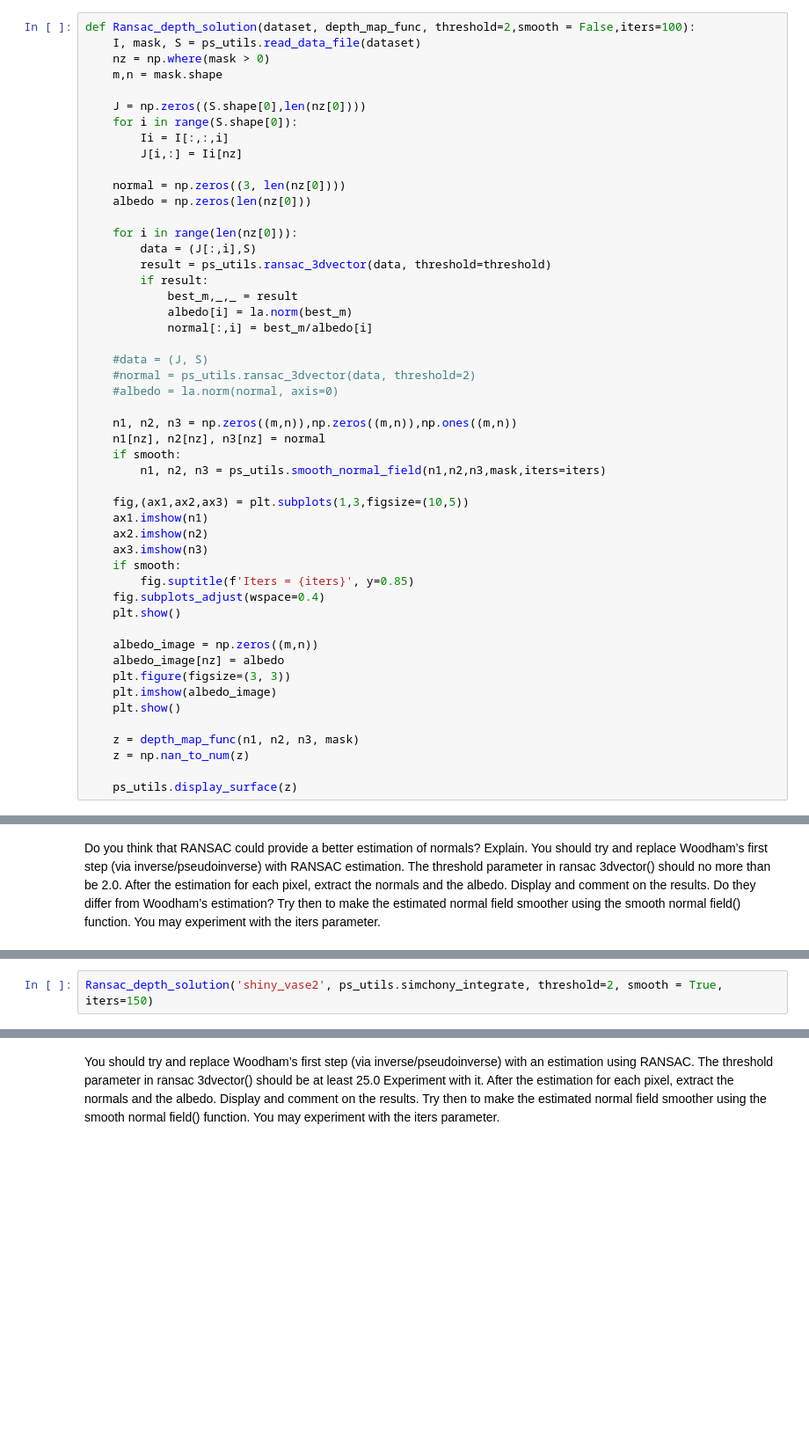
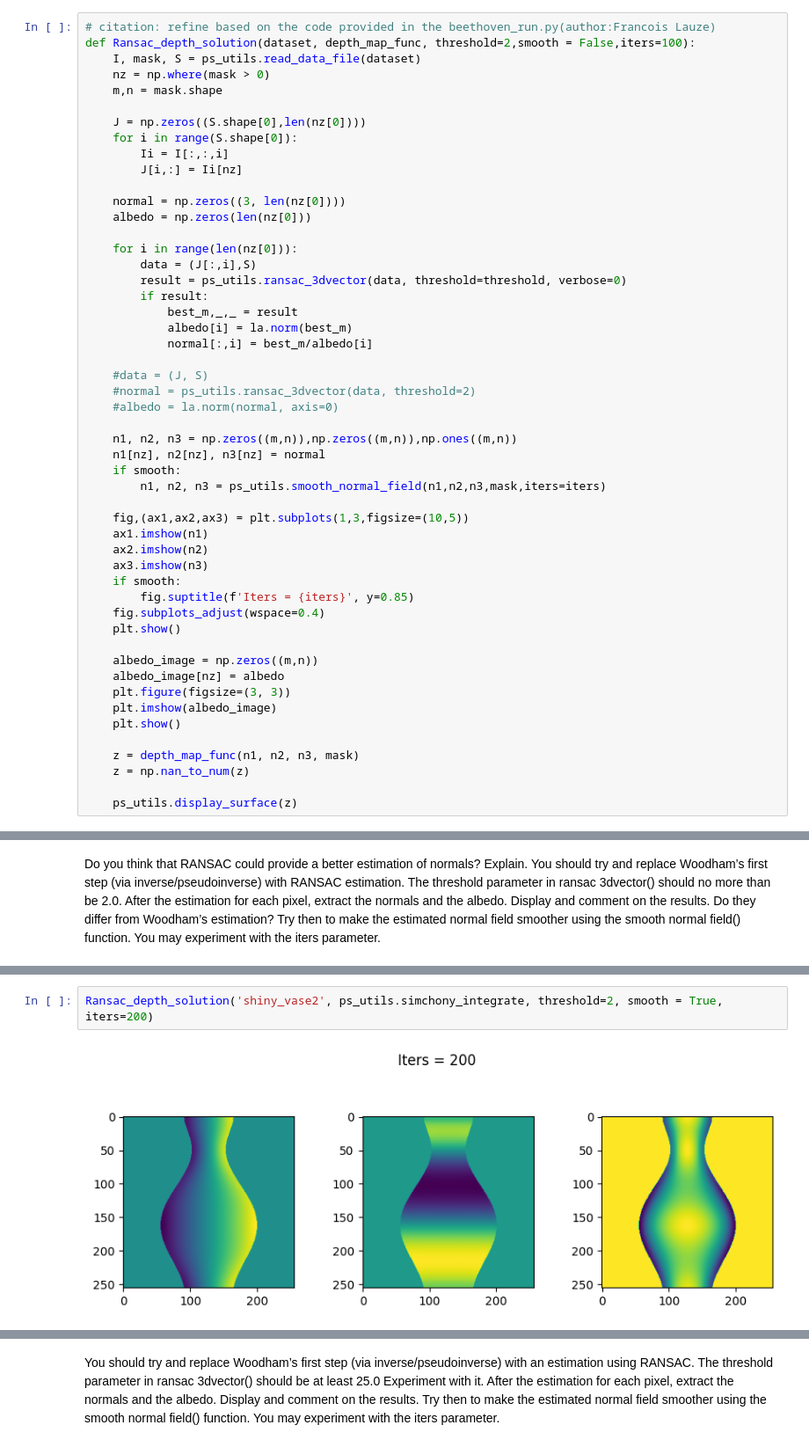
Before and after one commit to ducanhdt/VIP_course_assignment, a Jupyter notebook: VIPAssignment3.ipynb, the cells around one changed output, grey strips where cells are left out. Shown at 88% size. Cells and saved outputs as stored; diff of their text form; blank space fills up the shorter version.

```diff
--- a/VIPAssignment3.ipynb
+++ b/VIPAssignment3.ipynb
@@ -93,6 +80,7 @@ woodham_depth_solution('shiny_vase', ps_utils.simchony_integrate)
 # %% [markdown]
 Do you think that RANSAC could provide a better estimation of normals? Explain. You should try and replace Woodham’s first step (via inverse/pseudoinverse) with RANSAC estimation. The threshold parameter in ransac 3dvector() should no more than be 2.0. After the estimation for each pixel, extract the normals and the albedo. Display and comment on the results. Do they differ from Woodham’s estimation? Try then to make the estimated normal field smoother using the smooth normal field() function. You may experiment with the iters parameter.
 # %%
+# citation: refine based on the code provided in the beethoven_run.py(author:Francois Lauze)
 def Ransac_depth_solution(dataset, depth_map_func, threshold=2,smooth = False,iters=100):
     I, mask, S = ps_utils.read_data_file(dataset)
     nz = np.where(mask > 0)
@@ -108,7 +96,7 @@ def Ransac_depth_solution(dataset, depth_map_func, threshold=2,smooth = False,it
 
     for i in range(len(nz[0])):
         data = (J[:,i],S)
-        result = ps_utils.ransac_3dvector(data, threshold=threshold)
+        result = ps_utils.ransac_3dvector(data, threshold=threshold, verbose=0)
         if result:
             best_m,_,_ = result
             albedo[i] = la.norm(best_m)
@@ -163,2 +163,4 @@ Ransac_depth_solution('shiny_vase2', ps_utils.simchony_integrate, threshold=2, s
 # %%
-Ransac_depth_solution('shiny_vase2', ps_utils.simchony_integrate, threshold=2, smooth = True, iters=150)
+Ransac_depth_solution('shiny_vase2', ps_utils.simchony_integrate, threshold=2, smooth = True, iters=200)
+# %% [output]
+[figure, added]
```
Also changed, not shown: parts of 19 cells of this notebook, 1 other file.
